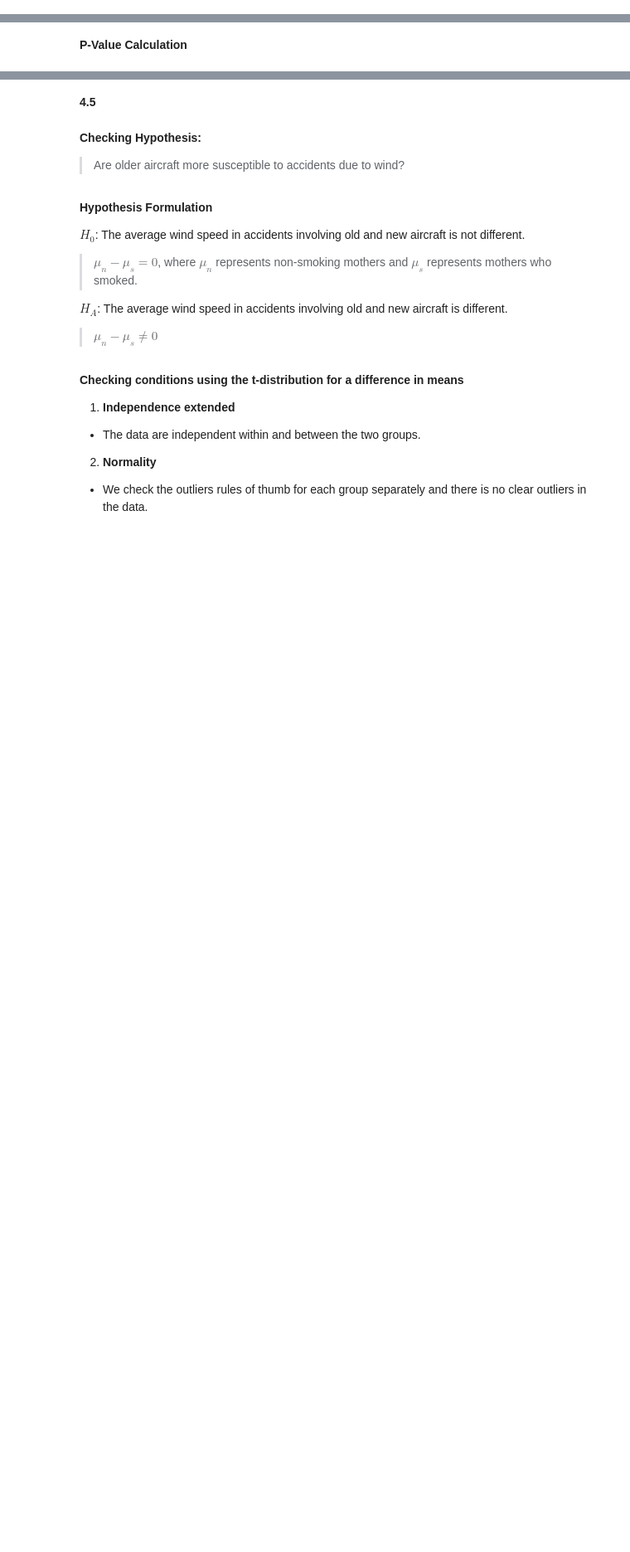
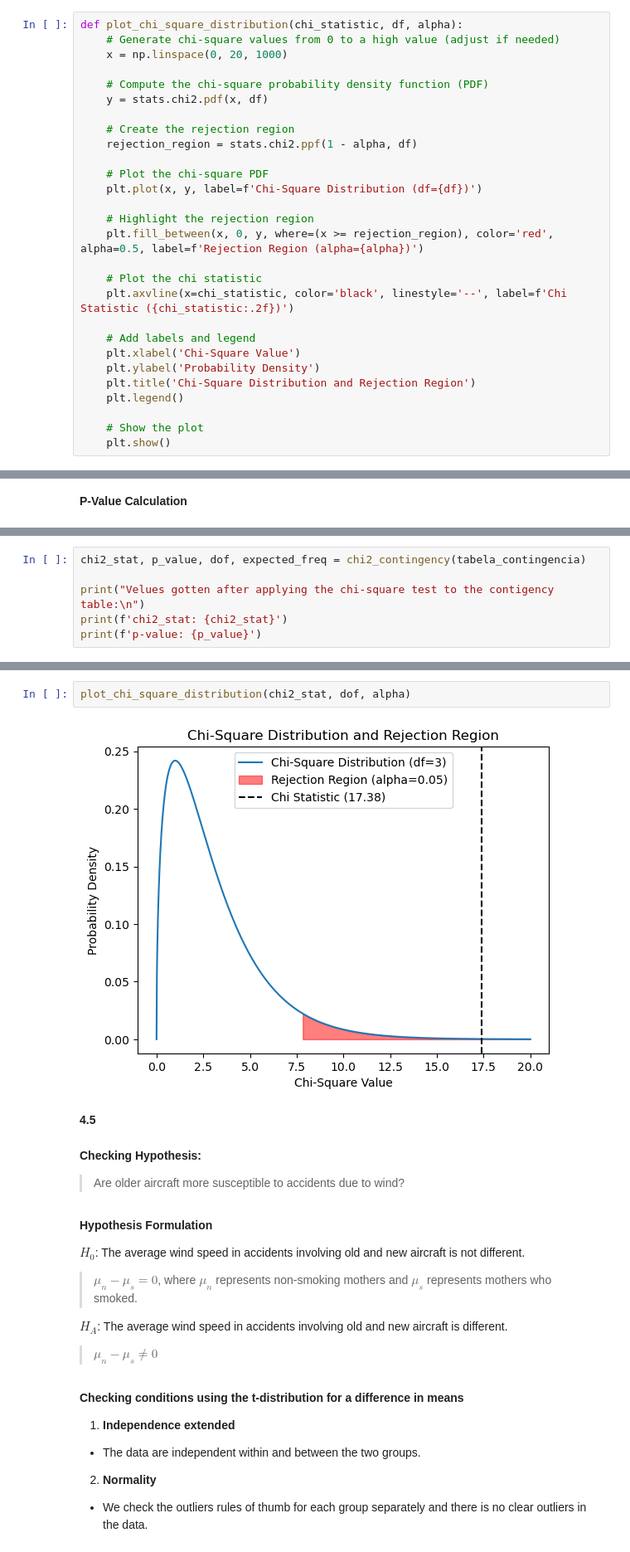
Before and after one commit to igor-diniz/MECD-Statistics, a Jupyter notebook: statistics_2_checkpoint.ipynb, the cells around one changed output, grey strips where cells are left out. Shown at 83% size. Saved outputs shown, nothing was run; the diff lists cells and outputs as text; blank space fills up the shorter version.

```diff
--- a/statistics_2_checkpoint.ipynb
+++ b/statistics_2_checkpoint.ipynb
@@ -108,6 +108,34 @@ def plot_f_test_distribution(f_score, dfn, dfd, alpha=0.05):
 
     # Show the plot
     plt.show()
+# %%
+def plot_chi_square_distribution(chi_statistic, df, alpha):
+    # Generate chi-square values from 0 to a high value (adjust if needed)
+    x = np.linspace(0, 20, 1000)
+
+    # Compute the chi-square probability density function (PDF)
+    y = stats.chi2.pdf(x, df)
+
+    # Create the rejection region
+    rejection_region = stats.chi2.ppf(1 - alpha, df)
+
+    # Plot the chi-square PDF
+    plt.plot(x, y, label=f'Chi-Square Distribution (df={df})')
+
+    # Highlight the rejection region
+    plt.fill_between(x, 0, y, where=(x >= rejection_region), color='red', alpha=0.5, label=f'Rejection Region (alpha={alpha})')
+
+    # Plot the chi statistic
+    plt.axvline(x=chi_statistic, color='black', linestyle='--', label=f'Chi Statistic ({chi_statistic:.2f})')
+
+    # Add labels and legend
+    plt.xlabel('Chi-Square Value')
+    plt.ylabel('Probability Density')
+    plt.title('Chi-Square Distribution and Rejection Region')
+    plt.legend()
+
+    # Show the plot
+    plt.show()
 # %%
 df_ocorrencias = pd.read_csv('https://raw.githubusercontent.com/igor-diniz/MECD-Statistics/main/data/ocorrencia.csv', sep=';', error_bad_lines=False,  encoding='latin-1')
 df_tipo_ocorrencia = pd.read_csv('https://raw.githubusercontent.com/igor-diniz/MECD-Statistics/main/data/ocorrencia_tipo.csv', sep=';', error_bad_lines=False,  encoding='latin-1')
@@ -1155,0 +1186,6 @@ Valor-p: 0.0021225732518976963
+# %%
+chi2_stat, p_value, dof, expected_freq = chi2_contingency(tabela_contingencia)
+
+print("Velues gotten after applying the chi-square test to the contigency table:\n")
+print(f'chi2_stat: {chi2_stat}')
+print(f'p-value: {p_value}')
@@ -1173,3 +1204,7 @@ plt.show()
+# %%
+plot_chi_square_distribution(chi2_stat, dof, alpha)
+# %% [output]
+[figure, added]
 # %% [markdown]
 **4.5**
 # %% [markdown]
```
Also changed, not shown: parts of 7 cells of this notebook.
